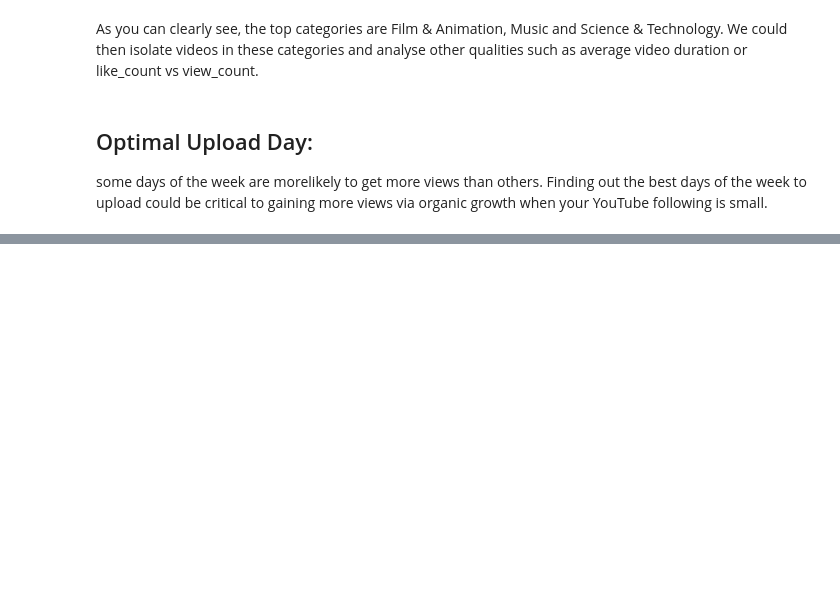
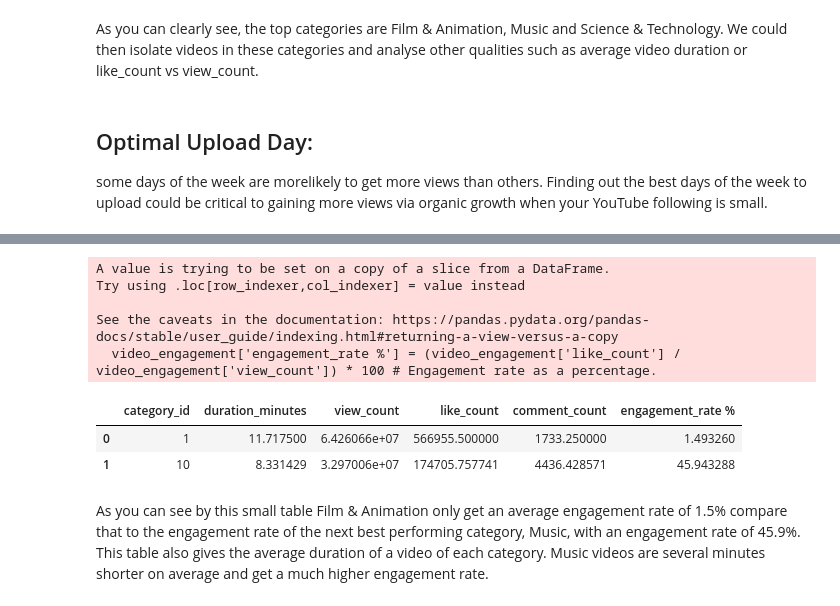
Before and after one commit to SalemEdge1997/Dataset_Prep_For_ML, a Jupyter notebook: notebooks/data_analysis.ipynb, the cells around one changed output, grey strips where cells are left out. Saved outputs shown, nothing was run; the diff lists cells and outputs as text; code cells hidden in the pictures; blank space fills up the shorter version.

```diff
--- a/notebooks/data_analysis.ipynb
+++ b/notebooks/data_analysis.ipynb
@@ -68,0 +100,18 @@ plt.show()
+# %%
+video_engagement = pd.DataFrame()
+
+video_engagement = youtube_data[youtube_data['category_id'].isin([1,10])]
+video_engagement['engagement_rate %'] = (video_engagement['like_count'] / video_engagement['view_count']) * 100 # Engagement rate as a percentage.
+video_engagement = video_engagement.groupby('category_id').mean('engagement_rate').reset_index()
+video_engagement.head()
+# %% [output]
+A value is trying to be set on a copy of a slice from a DataFrame.
+Try using .loc[row_indexer,col_indexer] = value instead
+
+See the caveats in the documentation: https://pandas.pydata.org/pandas-docs/stable/user_guide/indexing.html#returning-a-view-versus-a-copy
+  video_engagement['engagement_rate %'] = (video_engagement['like_count'] / video_engagement['view_count']) * 100 # Engagement rate as a percentage.
+|  | category_id | duration_minutes | view_count | like_count | comment_count | engagement_rate % |
+| 0 | 1 | 11.717500 | 6.426066e+07 | 566955.500000 | 1733.250000 | 1.493260 |
+| 1 | 10 | 8.331429 | 3.297006e+07 | 174705.757741 | 4436.428571 | 45.943288 |
+# %% [markdown]
+As you can see by this small table Film & Animation only get an average engagement rate of 1.5% compare that to the engagement rate of the next best performing category, Music, with an engagement rate of 45.9%. This table also gives the average duration of a video of each category. Music videos are several minutes shorter on average and get a much higher engagement rate.
```
Also changed, not shown: parts of 6 cells of this notebook.
